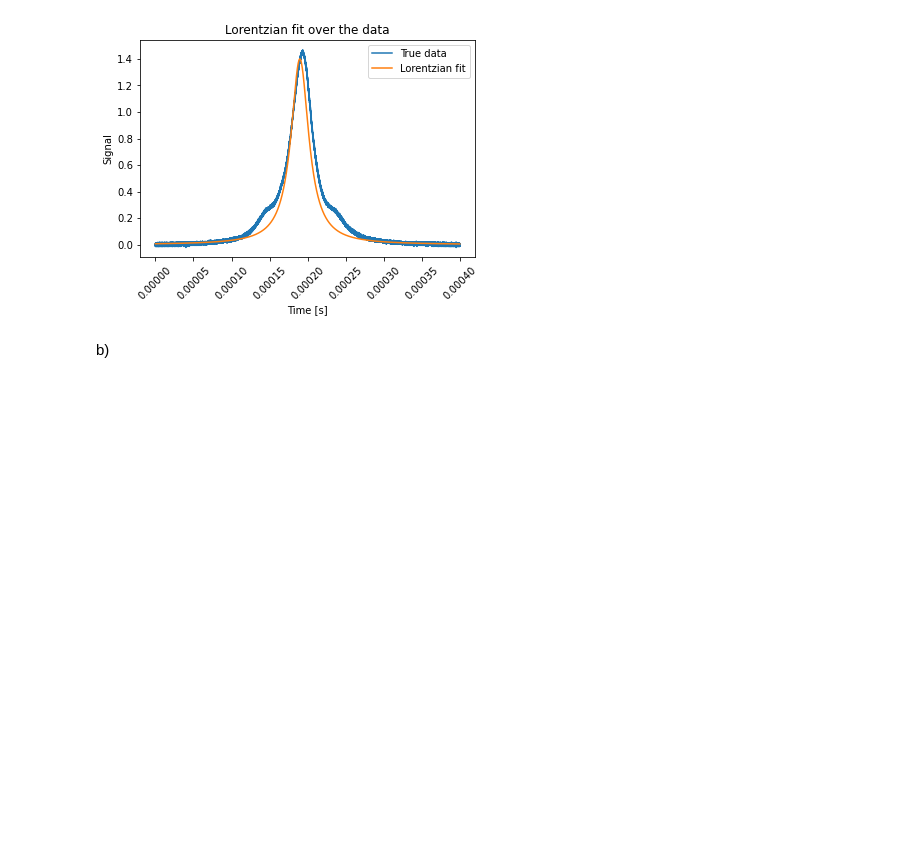
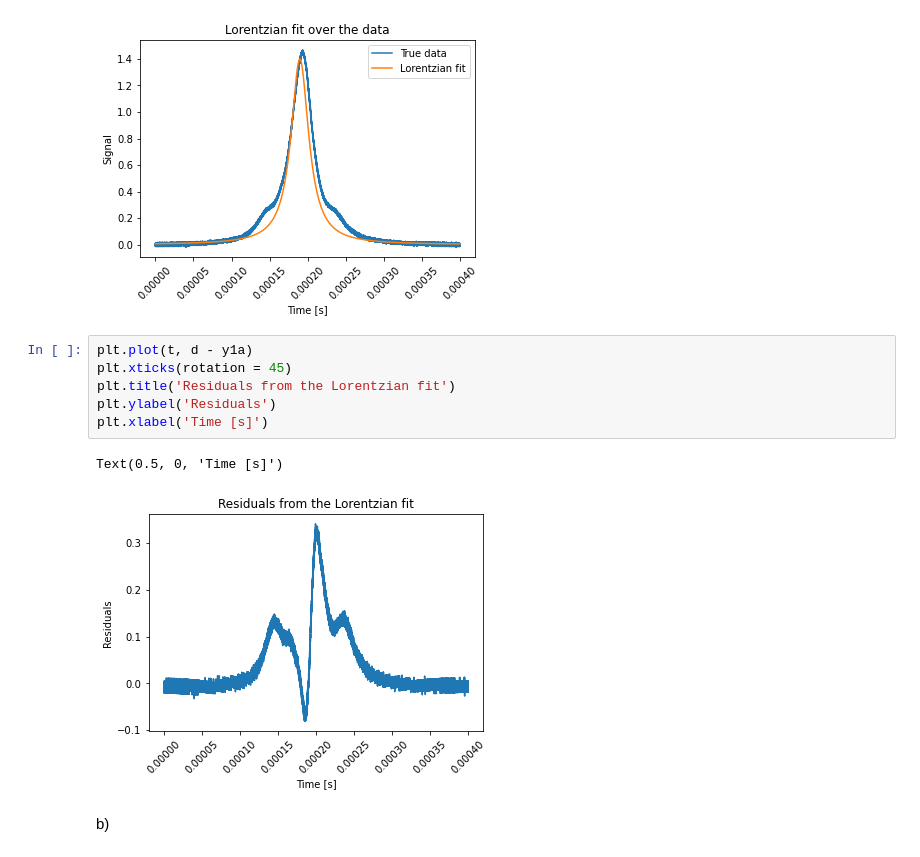
Before and after one commit to PatrickHorlaville/PHYS512, a Jupyter notebook: PS4/PS4_notebook.ipynb, the cells around one changed output. Drawn from its saved outputs; the diff is of its cells as text; blank space fills up the shorter version.

```diff
--- a/PS4/PS4_notebook.ipynb
+++ b/PS4/PS4_notebook.ipynb
@@ -93,6 +93,15 @@ print('Parameters found: a =', p_new1a[0], ', t_0 =', p_new1a[1], ', omega =', p
 # %% [output]
 Parameters found: a = 1.3999999965497165 , t_0 = 0.0001898262518406272 , omega = -1.4119742103716972e-05
 [figure]
+# %%
+plt.plot(t, d - y1a)
+plt.xticks(rotation = 45)
+plt.title('Residuals from the Lorentzian fit')
+plt.ylabel('Residuals')
+plt.xlabel('Time [s]')
+# %% [output]
+Text(0.5, 0, 'Time [s]')
+[figure, added]
 # %% [markdown]
 b)
 # %% [markdown]
```
Also changed, not shown: parts of 21 cells of this notebook.
